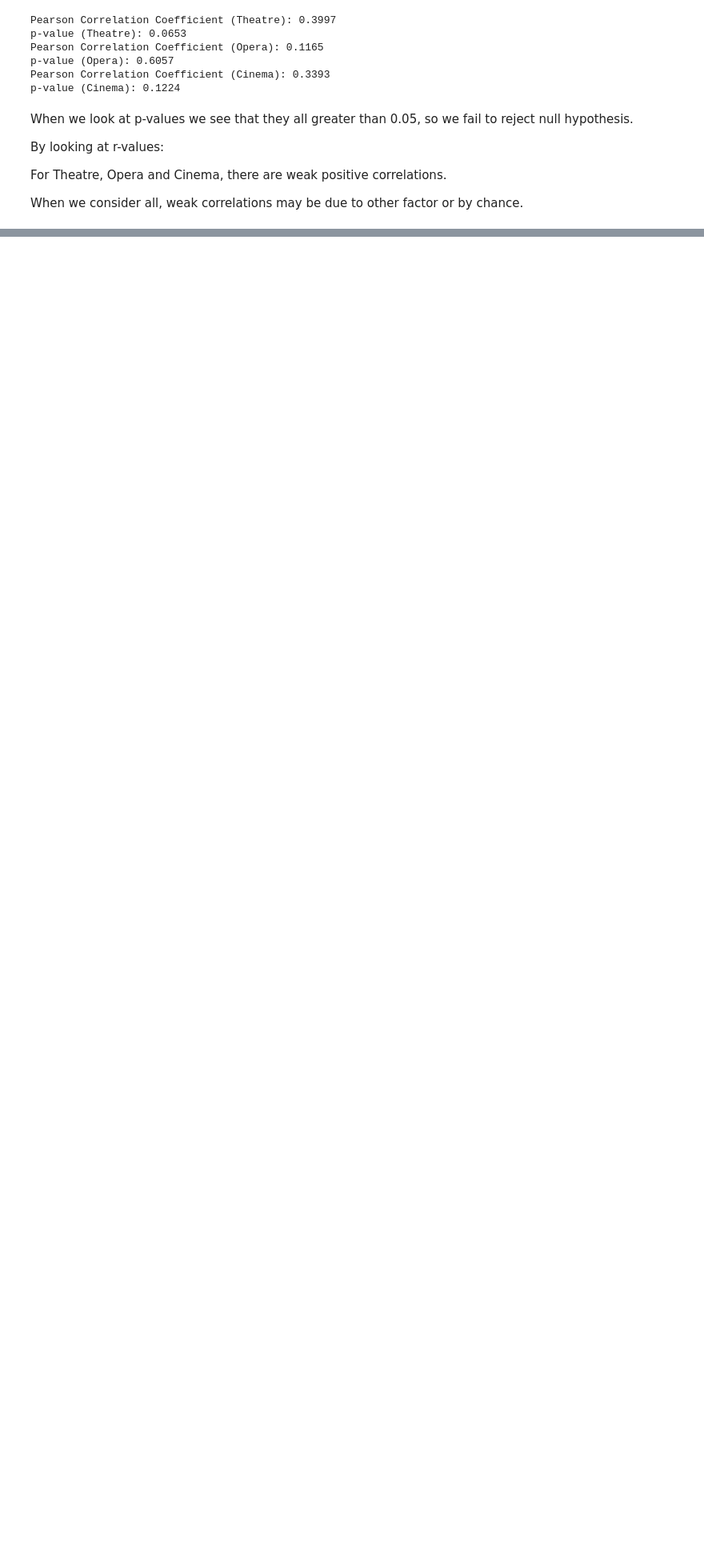
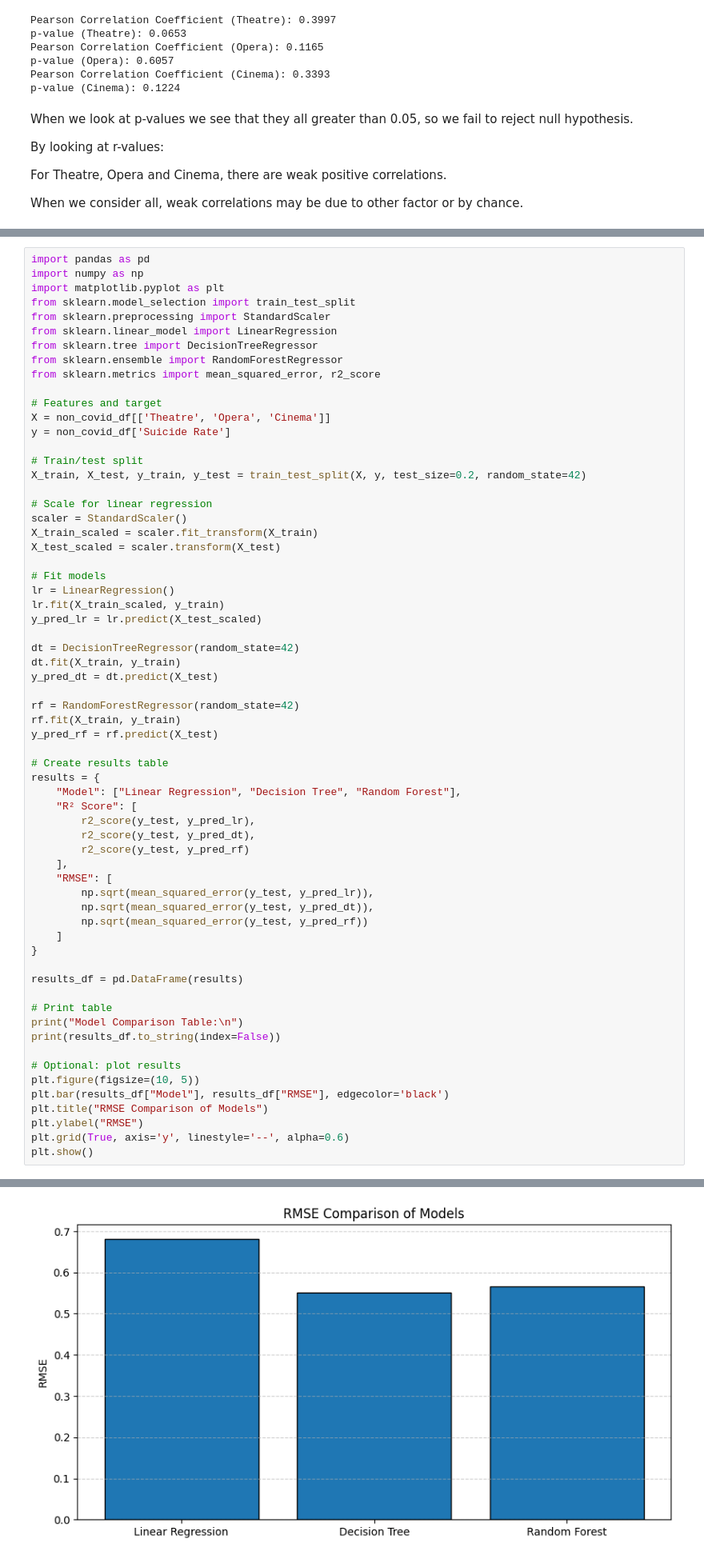
Before and after one commit to erenayar-12/DSA210-Project, a Jupyter notebook: DSA210_Project.ipynb, the cells around one changed output, grey strips where cells are left out. Shown at 80% size. Saved outputs shown, nothing was run; the diff lists cells and outputs as text; blank space fills up the shorter version.

```diff
--- a/DSA210_Project.ipynb
+++ b/DSA210_Project.ipynb
@@ -131,0 +193,65 @@ When we consider all, weak correlations may be due to other factor or by chance.
+# %%
+import pandas as pd
+import numpy as np
+import matplotlib.pyplot as plt
+from sklearn.model_selection import train_test_split
+from sklearn.preprocessing import StandardScaler
+from sklearn.linear_model import LinearRegression
+from sklearn.tree import DecisionTreeRegressor
+from sklearn.ensemble import RandomForestRegressor
+from sklearn.metrics import mean_squared_error, r2_score
+
+# Features and target
+X = non_covid_df[['Theatre', 'Opera', 'Cinema']]
+y = non_covid_df['Suicide Rate']
+
+# Train/test split
+X_train, X_test, y_train, y_test = train_test_split(X, y, test_size=0.2, random_state=42)
+
+# Scale for linear regression
+scaler = StandardScaler()
+X_train_scaled = scaler.fit_transform(X_train)
+X_test_scaled = scaler.transform(X_test)
+
+# Fit models
+lr = LinearRegression()
+lr.fit(X_train_scaled, y_train)
+y_pred_lr = lr.predict(X_test_scaled)
+
+dt = DecisionTreeRegressor(random_state=42)
+dt.fit(X_train, y_train)
+y_pred_dt = dt.predict(X_test)
+
+rf = RandomForestRegressor(random_state=42)
+rf.fit(X_train, y_train)
+y_pred_rf = rf.predict(X_test)
+
+# Create results table
+results = {
+    "Model": ["Linear Regression", "Decision Tree", "Random Forest"],
+    "R² Score": [
+        r2_score(y_test, y_pred_lr),
+        r2_score(y_test, y_pred_dt),
+        r2_score(y_test, y_pred_rf)
+    ],
+    "RMSE": [
+        np.sqrt(mean_squared_error(y_test, y_pred_lr)),
+        np.sqrt(mean_squared_error(y_test, y_pred_dt)),
+        np.sqrt(mean_squared_error(y_test, y_pred_rf))
+    ]
+}
+
+results_df = pd.DataFrame(results)
+
+# Print table
+print("Model Comparison Table:\n")
+print(results_df.to_string(index=False))
+
+# Optional: plot results
+plt.figure(figsize=(10, 5))
+plt.bar(results_df["Model"], results_df["RMSE"], edgecolor='black')
+plt.title("RMSE Comparison of Models")
+plt.ylabel("RMSE")
+plt.grid(True, axis='y', linestyle='--', alpha=0.6)
+plt.show()
+# %% [output]
@@ -131,0 +264 @@ When we consider all, weak correlations may be due to other factor or by chance.
+[figure, added]
```
Also changed, not shown: parts of 3 cells of this notebook.
